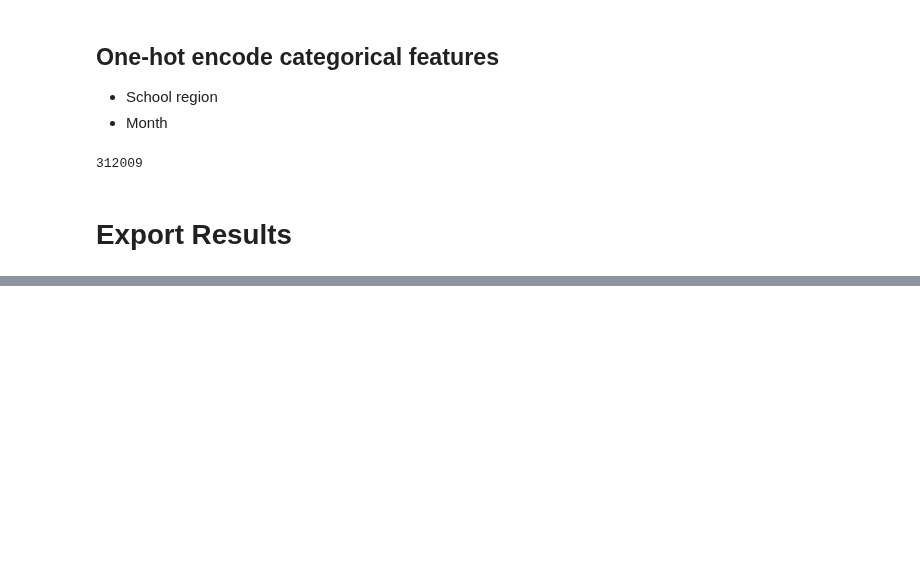
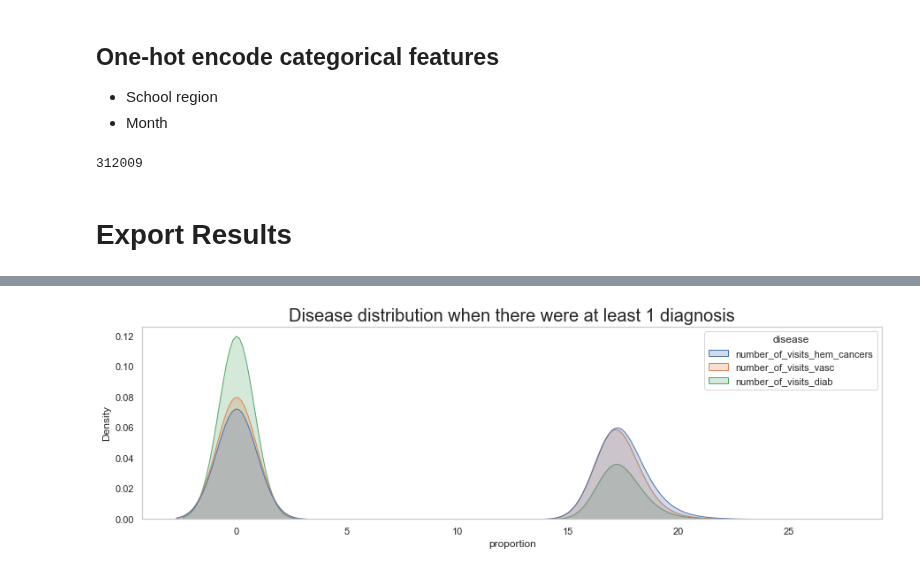
Before and after one commit to mattslyons/JLPS_capstone_project, a Jupyter notebook: modeling/feature_eng_4_modeling.ipynb, the cells around one changed output, grey strips where cells are left out. Saved outputs shown, nothing was run; the diff lists cells and outputs as text; code cells hidden in the pictures; blank space fills up the shorter version.

```diff
--- a/modeling/feature_eng_4_modeling.ipynb
+++ b/modeling/feature_eng_4_modeling.ipynb
@@ -278,0 +301,12 @@ df_grp.to_csv(os.path.join(data_path, 'modeling_data/modeling_data_2022-10-15.cs
+# %%
+df_melt = pd.melt(df_grp[df_grp['number_of_visits_hem_cancers'] + df_grp['number_of_visits_vasc'] + df_grp['number_of_visits_diab'] > 0],
+              value_vars=['number_of_visits_hem_cancers', 'number_of_visits_vasc', 'number_of_visits_diab'],
+              var_name='disease', value_name='proportion')
+sns.set(rc = {'figure.figsize':(15,4)})
+sns.set_style("whitegrid", {'axes.grid' : False})
+
+sns.kdeplot(data=df_melt, x="proportion", hue='disease', bw_adjust=.8, fill=True)\
+  .set_title("Disease distribution when there were at least 1 diagnosis", size=20)
+print('')
+# %% [output]
+[figure, added]
```
Also changed, not shown: parts of 6 cells of this notebook.
